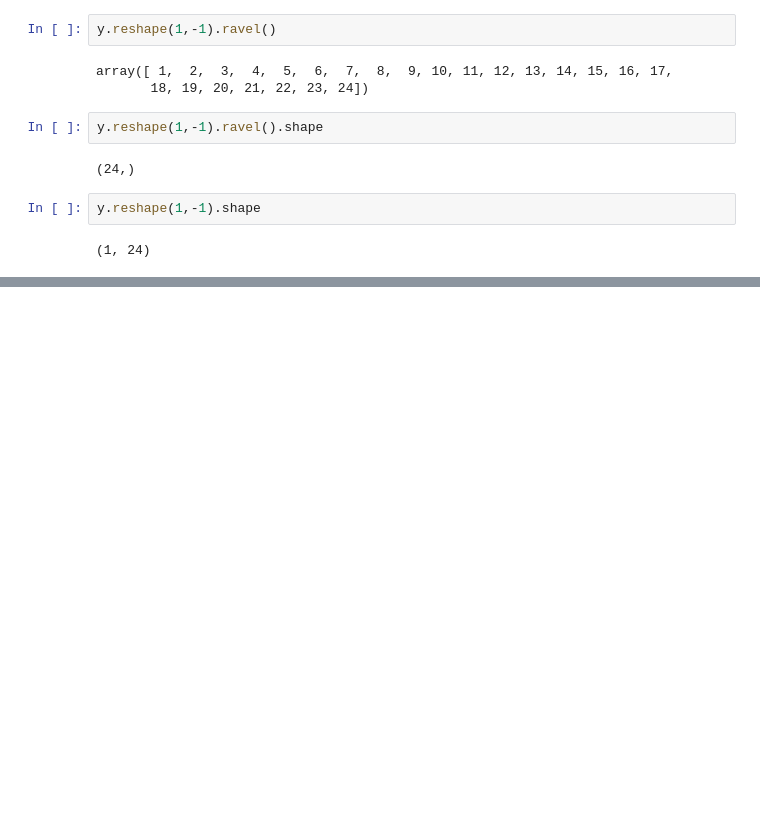
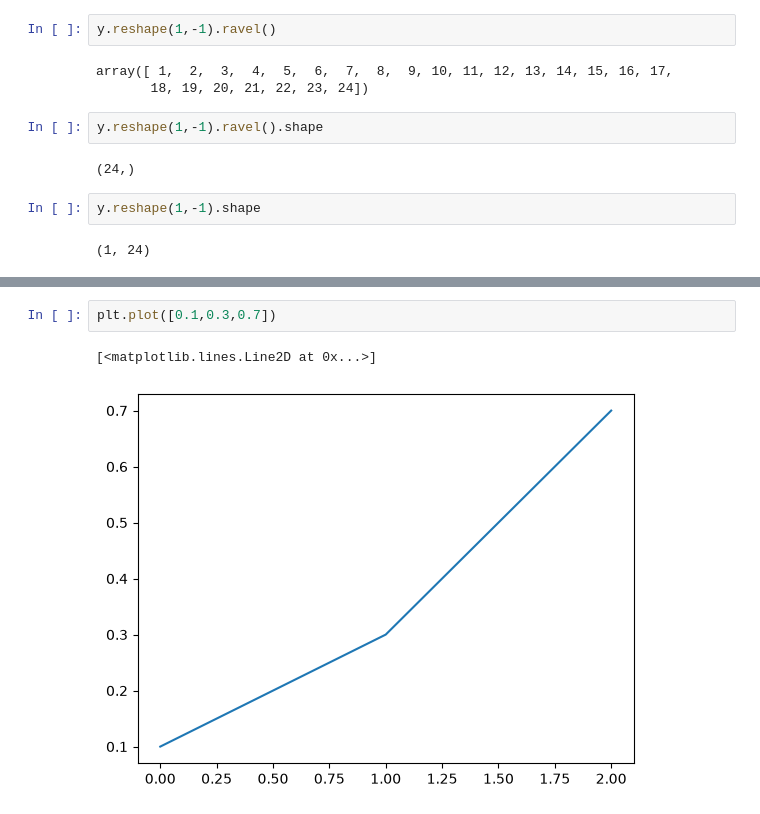
Before and after one commit to mohamedeld/Exploratory-Data-Analysis-using-Python, a Jupyter notebook: Untitled.ipynb, the cells around one changed output, grey strips where cells are left out. Cells and saved outputs as stored; diff of their text form; blank space fills up the shorter version.

```diff
--- a/Untitled.ipynb
+++ b/Untitled.ipynb
@@ -233,0 +257,5 @@ y.reshape(1,-1).shape
+# %%
+plt.plot([0.1,0.3,0.7])
+# %% [output]
+[<matplotlib.lines.Line2D at 0x...>]
+[figure, added]
```
Also changed, not shown: parts of 39 cells of this notebook.
